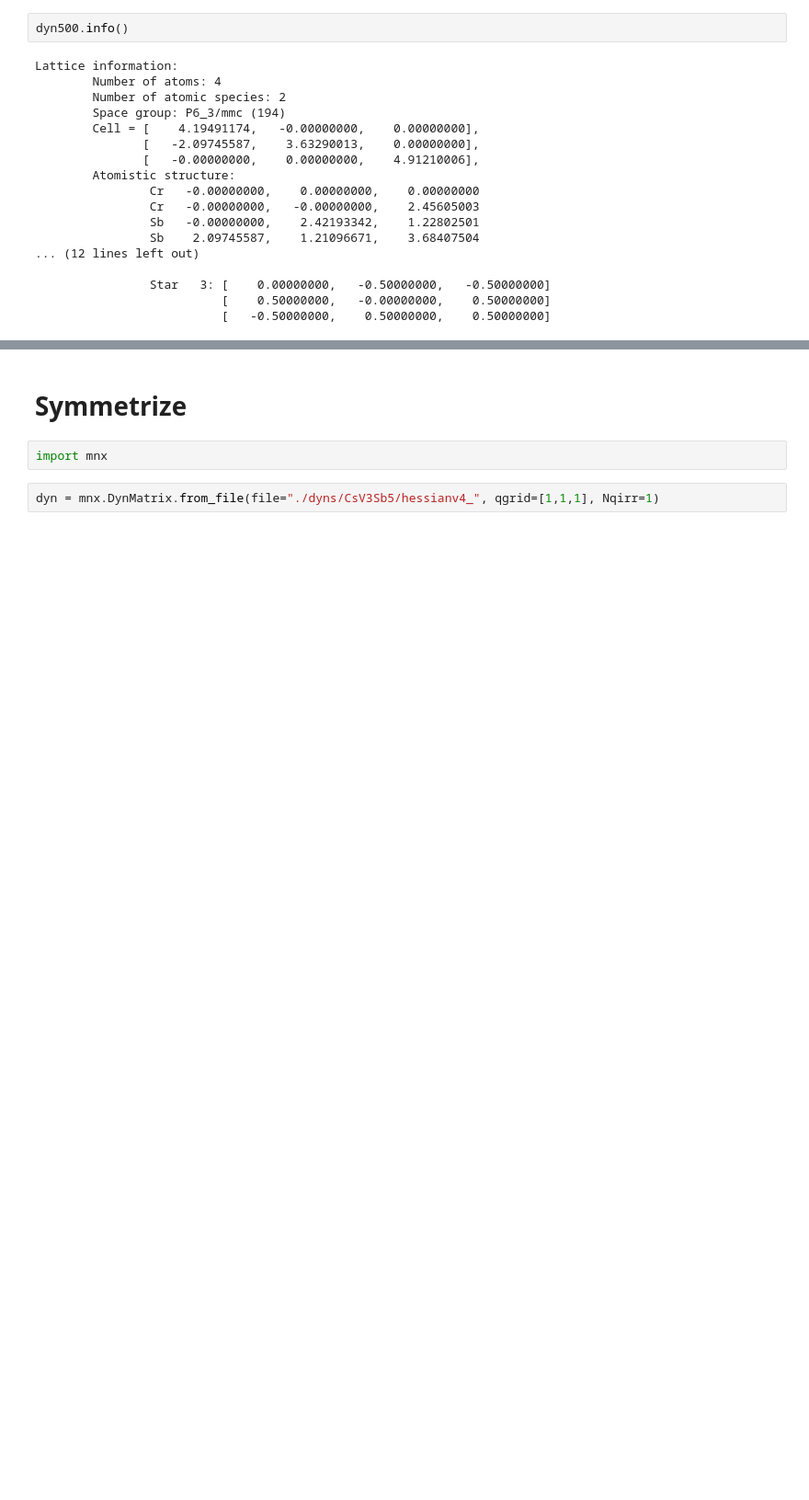
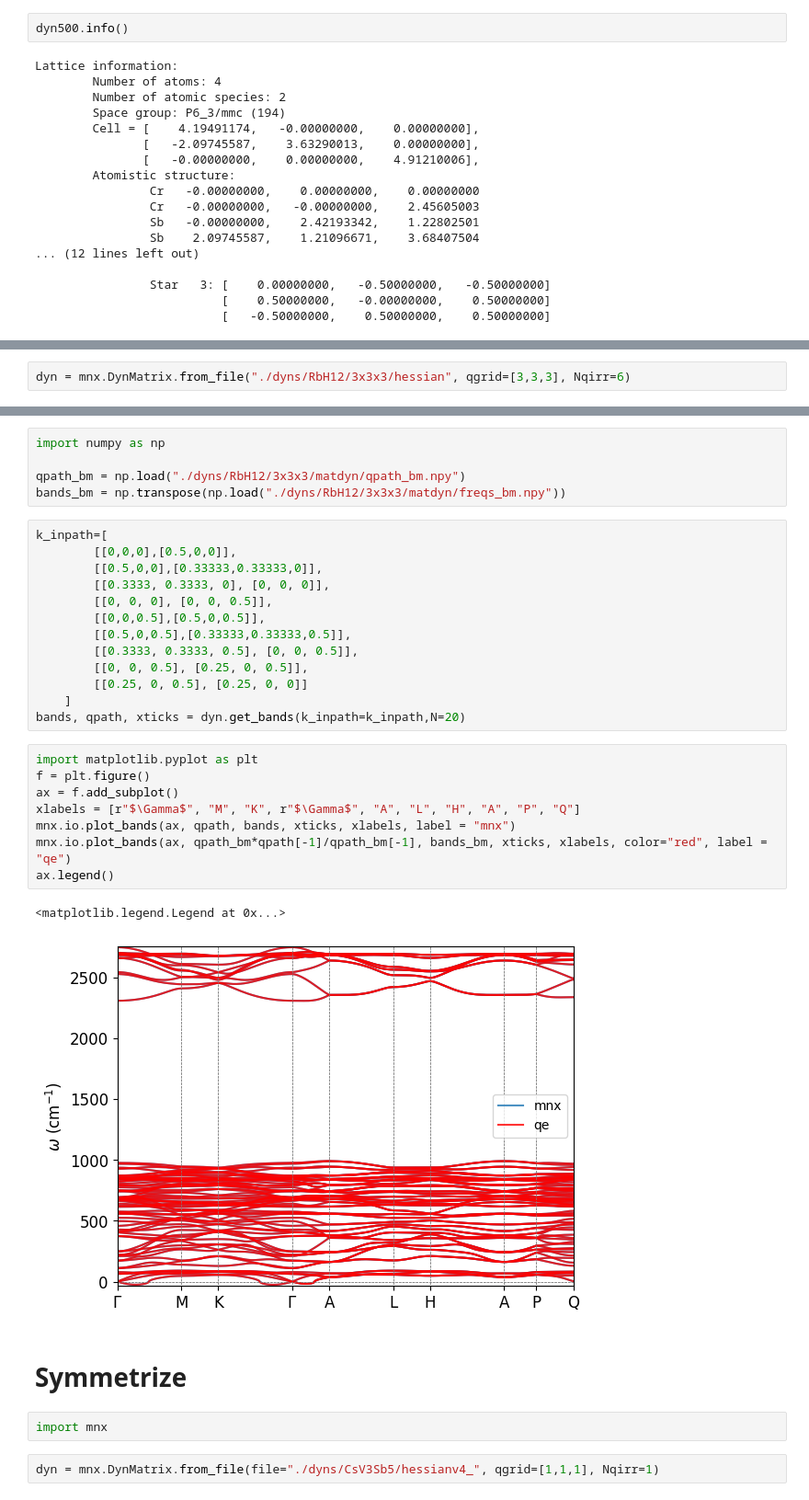
Before and after one commit to ManexAlkorta/mnx, a Jupyter notebook: Tutorial/DynMatrix.ipynb, the cells around one changed output, grey strips where cells are left out. Shown at 92% size. Saved outputs shown, nothing was run; the diff lists cells and outputs as text; blank space fills up the shorter version.

```diff
--- a/Tutorial/DynMatrix.ipynb
+++ b/Tutorial/DynMatrix.ipynb
@@ -249,0 +268,2 @@ Lattice information:
+# %%
+dyn = mnx.DynMatrix.from_file("./dyns/RbH12/3x3x3/hessian", qgrid=[3,3,3], Nqirr=6)
@@ -250,3 +290,32 @@ Lattice information:
+# %%
+import numpy as np
+
+qpath_bm = np.load("./dyns/RbH12/3x3x3/matdyn/qpath_bm.npy")
+bands_bm = np.transpose(np.load("./dyns/RbH12/3x3x3/matdyn/freqs_bm.npy"))
+# %%
+k_inpath=[
+        [[0,0,0],[0.5,0,0]],
+        [[0.5,0,0],[0.33333,0.33333,0]],
+        [[0.3333, 0.3333, 0], [0, 0, 0]],
+        [[0, 0, 0], [0, 0, 0.5]],
+        [[0,0,0.5],[0.5,0,0.5]],
+        [[0.5,0,0.5],[0.33333,0.33333,0.5]],
+        [[0.3333, 0.3333, 0.5], [0, 0, 0.5]],
+        [[0, 0, 0.5], [0.25, 0, 0.5]],
+        [[0.25, 0, 0.5], [0.25, 0, 0]]
+    ]
+bands, qpath, xticks = dyn.get_bands(k_inpath=k_inpath,N=20)
+# %%
+import matplotlib.pyplot as plt
+f = plt.figure()
+ax = f.add_subplot()
+xlabels = [r"$\Gamma$", "M", "K", r"$\Gamma$", "A", "L", "H", "A", "P", "Q"]
+mnx.io.plot_bands(ax, qpath, bands, xticks, xlabels, label = "mnx")
+mnx.io.plot_bands(ax, qpath_bm*qpath[-1]/qpath_bm[-1], bands_bm, xticks, xlabels, color="red", label = "qe")
+ax.legend()
+# %% [output]
+<matplotlib.legend.Legend at 0x...>
+[figure, added]
 # %% [markdown]
 # Symmetrize
 # %%
```
Also changed, not shown: parts of 9 cells of this notebook, 3 other files.
